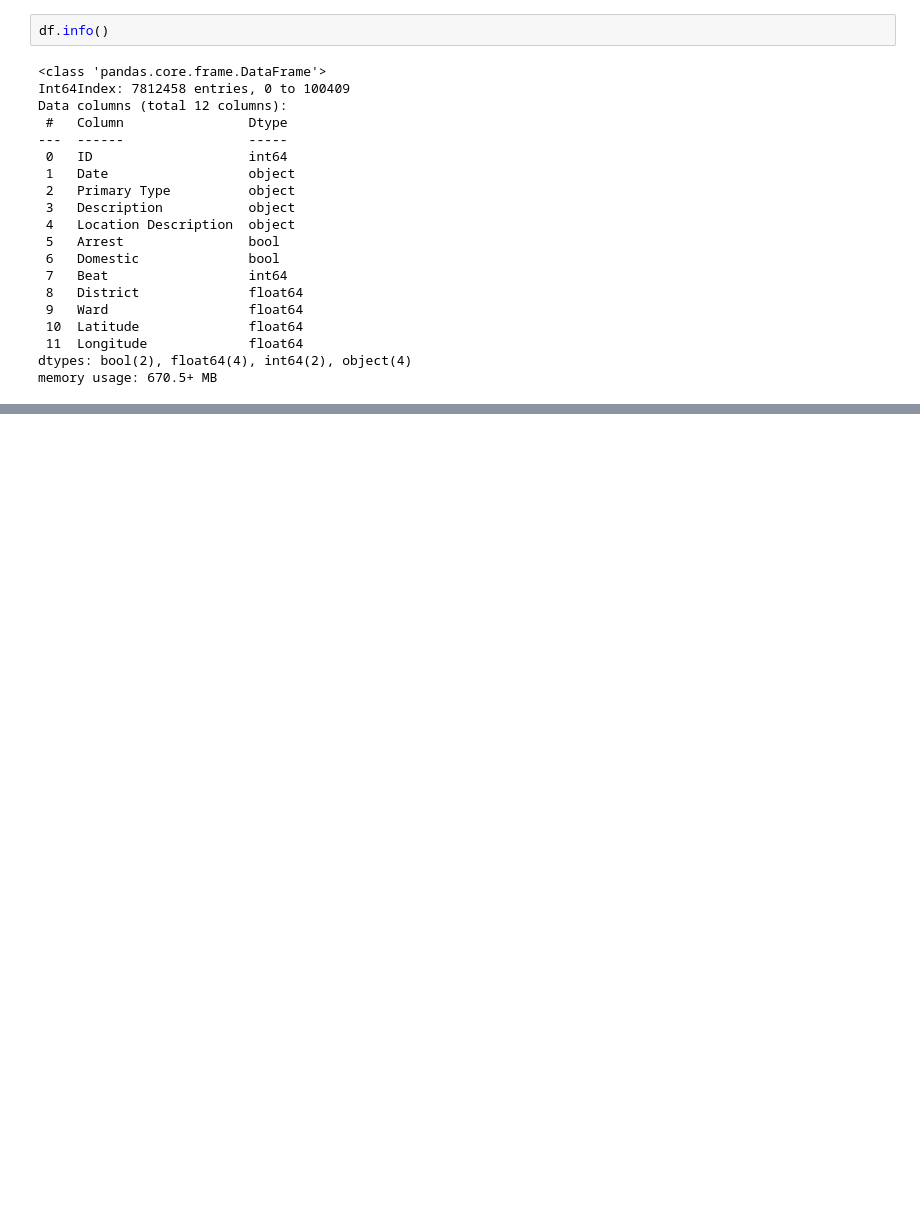
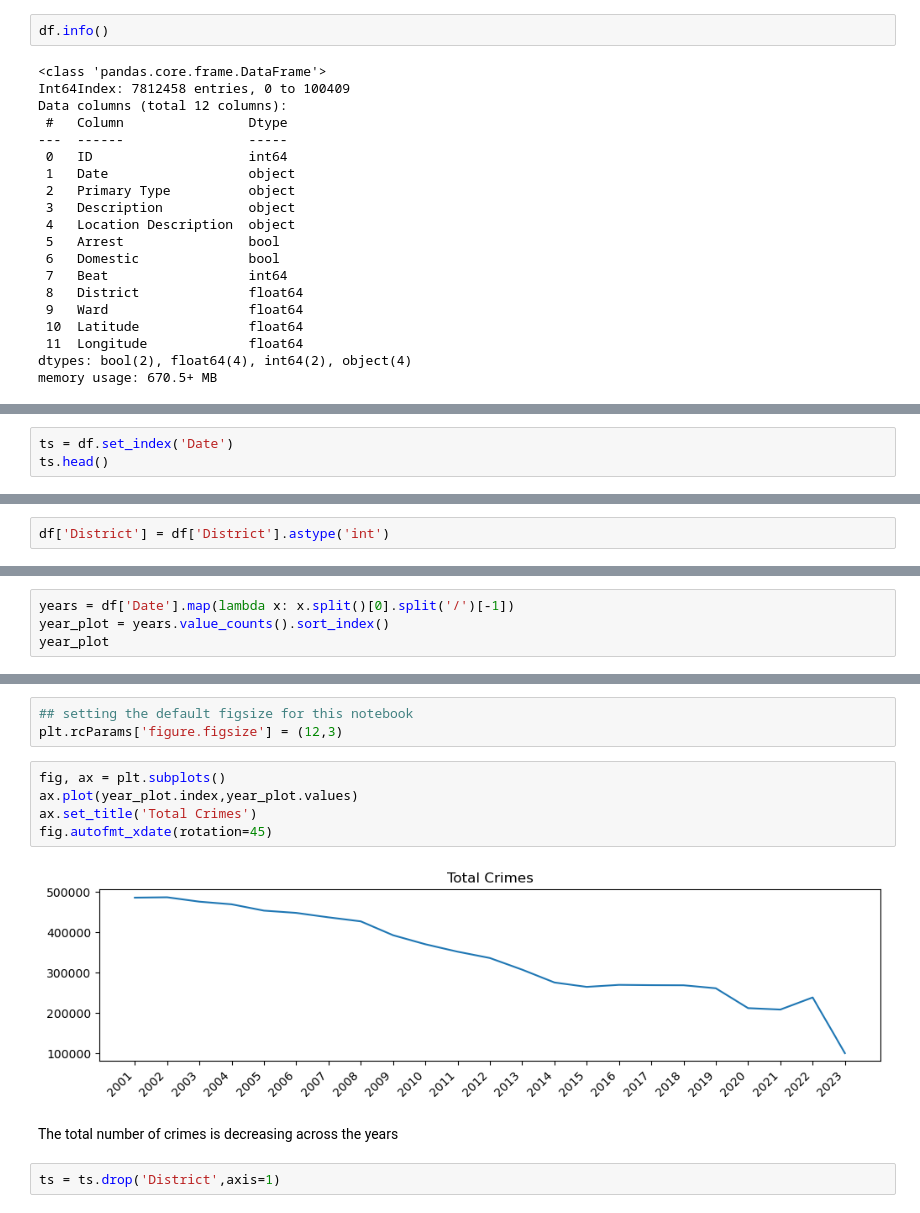
Before and after one commit to mikemenj/Assignments, a Jupyter notebook: DataViz/Week2/Project4/Part1.ipynb, the cells around one changed output, grey strips where cells are left out. Drawn from its saved outputs; the diff is of its cells as text; blank space fills up the shorter version.

```diff
--- a/DataViz/Week2/Project4/Part1.ipynb
+++ b/DataViz/Week2/Project4/Part1.ipynb
@@ -185,0 +106,3 @@ holiday_crimes
+# %%
+ts = df.set_index('Date')
+ts.head()
@@ -185,0 +124,2 @@ holiday_crimes
+# %%
+df['District'] = df['District'].astype('int')
@@ -185,0 +158,4 @@ holiday_crimes
+# %%
+years = df['Date'].map(lambda x: x.split()[0].split('/')[-1])
+year_plot = years.value_counts().sort_index()
+year_plot
@@ -185,0 +180,14 @@ holiday_crimes
+# %%
+## setting the default figsize for this notebook
+plt.rcParams['figure.figsize'] = (12,3)
+# %%
+fig, ax = plt.subplots()
+ax.plot(year_plot.index,year_plot.values)
+ax.set_title('Total Crimes')
+fig.autofmt_xdate(rotation=45)
+# %% [output]
+[figure, added]
+# %% [markdown]
+The total number of crimes is decreasing across the years
+# %%
+ts = ts.drop('District',axis=1)
```
Also changed, not shown: parts of 46 cells of this notebook.
